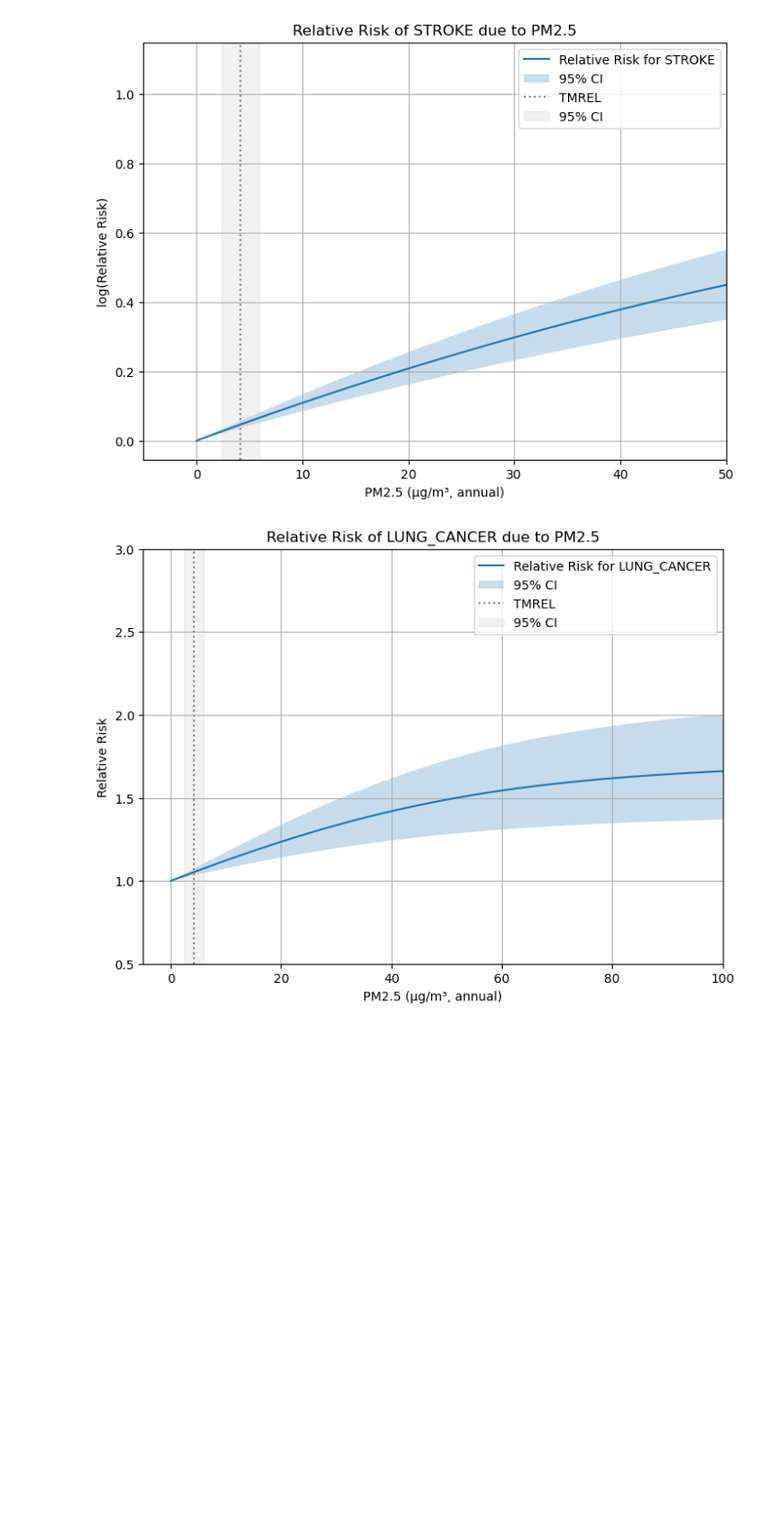
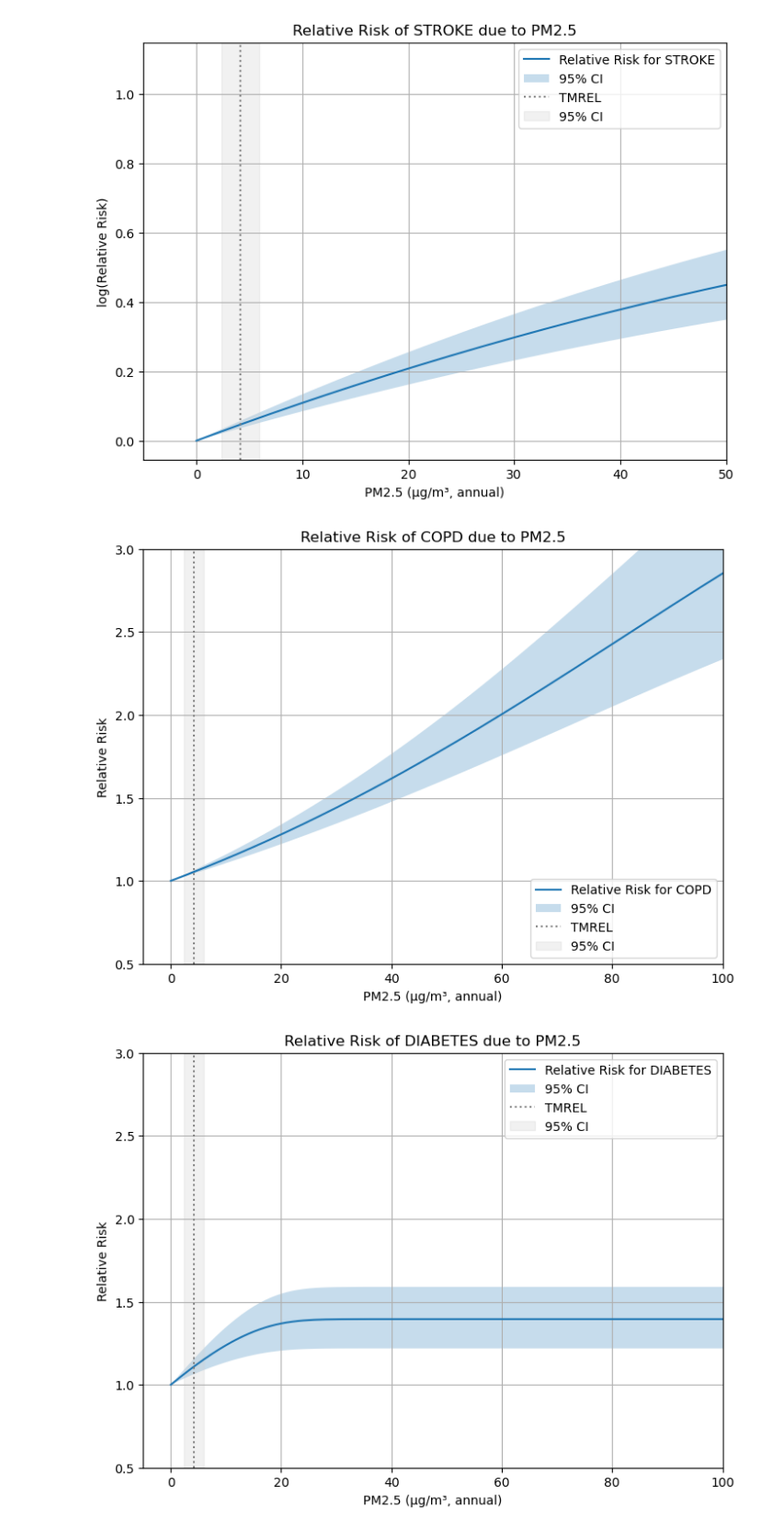
Before and after one commit to awells96/AQ_mortality_workflow, a Jupyter notebook: plotting/mortality/pm25/relative_risk.ipynb, the cells around one changed output. Shown at 92% size. Drawn from its saved outputs; the diff is of its cells as text; code cells hidden in the pictures; blank space fills up the shorter version.

Commit message:
run through all figures

```diff
--- a/plotting/mortality/pm25/relative_risk.ipynb
+++ b/plotting/mortality/pm25/relative_risk.ipynb
@@ -61,36 +61,37 @@ health_vars = ["COPD", "DIABETES", "ISCHEMIC_HEART_DISEASE",
 
 threshold = 4.15  # µg/m³ [2.4-5.9 UI]
 
-for health_VAR in ["LUNG_CANCER"]:
+for health_VAR in health_vars:
     RR_file = f"IHME_GBD_2021_AIR_POLLUTION_1990_2021_PM_RR_{health_VAR}.nc"
     RR_path = os.path.join(RR_DIR, RR_file)
     RR_list = xr.open_dataset(RR_path)
 
     RR_mean = RR_list["mean"]  # mean
     RR_lower = RR_list["lower"]  # lower bound
     RR_upper = RR_list["upper"]  # upper bound
 
     # Plot
     fig, ax = plt.subplots(figsize=autosize_figure(1, 1))
     ax.plot(RR_list.exposure, RR_mean.data, label=f"Relative Risk for {health_VAR}")
     ax.fill_between(RR_list.exposure, RR_lower.data, RR_upper.data, alpha=0.25, label="95% CI")
 
     # Threshold lines
     ax.axvline(threshold, color="grey", linestyle=":", label="TMREL")
     ax.axvspan(threshold-1.75, threshold+1.75, color="lightgrey", alpha=0.3, label="95% CI")
 
     plt.xlim(-5, 100)
     plt.ylim(0.5, 3)
     plt.grid(True)
 
     # Labels and title
     ax.set_xlabel("PM2.5 (µg/m³, annual)")
     ax.set_ylabel("Relative Risk")
     ax.set_title(f"Relative Risk of {health_VAR} due to PM2.5")
     ax.legend()
 
     out_file = f"RR_{health_VAR}.png"
     out_path = os.path.join(SAVE_DIR, out_file)
     plt.savefig(out_path)
 # %% [output]
-[figure, old version]
+[figure, new version]
+[figure, added]
```
Also changed, not shown: parts of 1 cell of this notebook, 5 other files.
